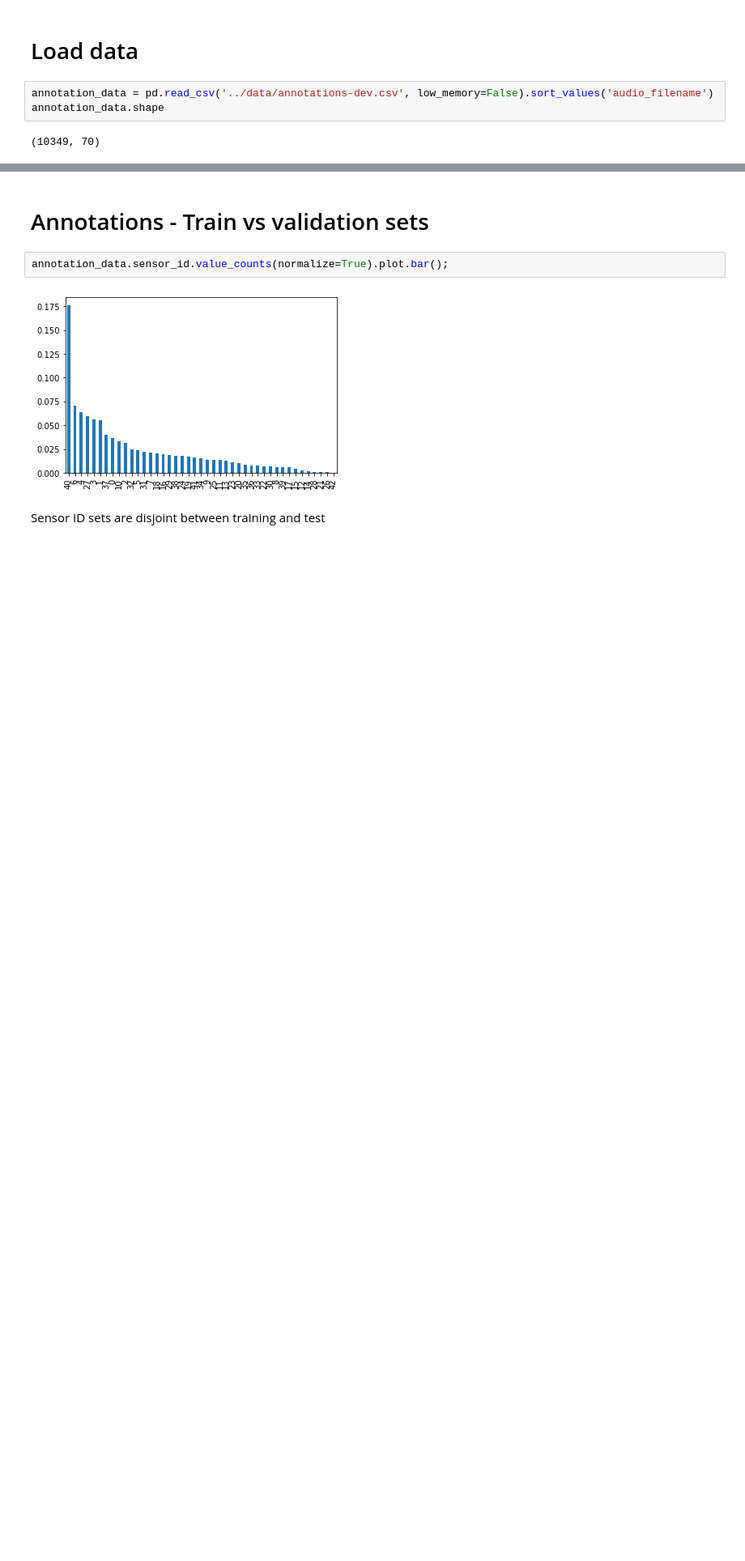
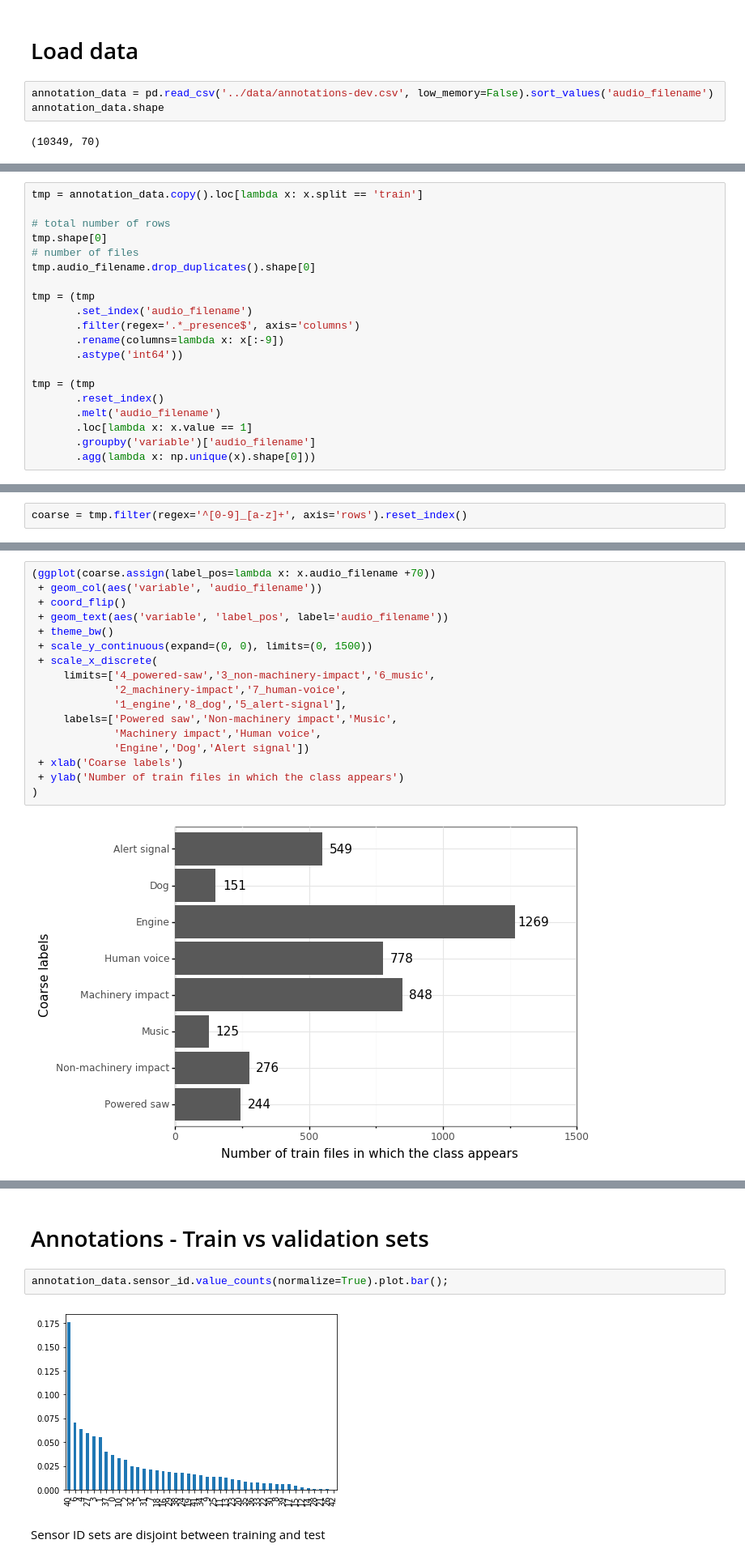
Before and after one commit to sainathadapa/dcase2019-task5-urban-sound-tagging, a Jupyter notebook: nbs/exploration.ipynb, the cells around one changed output, grey strips where cells are left out. Shown at 81% size. Saved outputs shown, nothing was run; the diff lists cells and outputs as text; blank space fills up the shorter version.

```diff
--- a/nbs/exploration.ipynb
+++ b/nbs/exploration.ipynb
@@ -29,0 +45,20 @@ annotation_data.sample(5)
+# %%
+tmp = annotation_data.copy().loc[lambda x: x.split == 'train']
+
+# total number of rows
+tmp.shape[0]
+# number of files
+tmp.audio_filename.drop_duplicates().shape[0]
+
+tmp = (tmp
+       .set_index('audio_filename')
+       .filter(regex='.*_presence$', axis='columns')
+       .rename(columns=lambda x: x[:-9])
+       .astype('int64'))
+
+tmp = (tmp
+       .reset_index()
+       .melt('audio_filename')
+       .loc[lambda x: x.value == 1]
+       .groupby('variable')['audio_filename']
+       .agg(lambda x: np.unique(x).shape[0]))
@@ -29,0 +70,2 @@ annotation_data.sample(5)
+# %%
+coarse = tmp.filter(regex='^[0-9]_[a-z]+', axis='rows').reset_index()
@@ -29,0 +83,19 @@ annotation_data.sample(5)
+# %%
+(ggplot(coarse.assign(label_pos=lambda x: x.audio_filename +70))
+ + geom_col(aes('variable', 'audio_filename'))
+ + coord_flip()
+ + geom_text(aes('variable', 'label_pos', label='audio_filename'))
+ + theme_bw()
+ + scale_y_continuous(expand=(0, 0), limits=(0, 1500))
+ + scale_x_discrete(
+     limits=['4_powered-saw','3_non-machinery-impact','6_music',
+             '2_machinery-impact','7_human-voice',
+             '1_engine','8_dog','5_alert-signal'],
+     labels=['Powered saw','Non-machinery impact','Music',
+             'Machinery impact','Human voice',
+             'Engine','Dog','Alert signal'])
+ + xlab('Coarse labels')
+ + ylab('Number of train files in which the class appears')
+)
+# %% [output]
+[figure, added]
```
Also changed, not shown: parts of 10 cells of this notebook, 2 other files.
